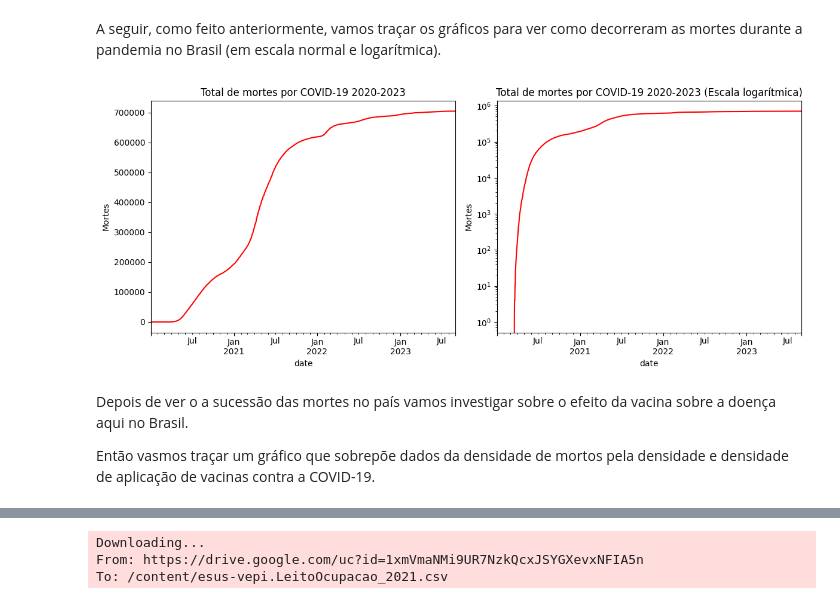
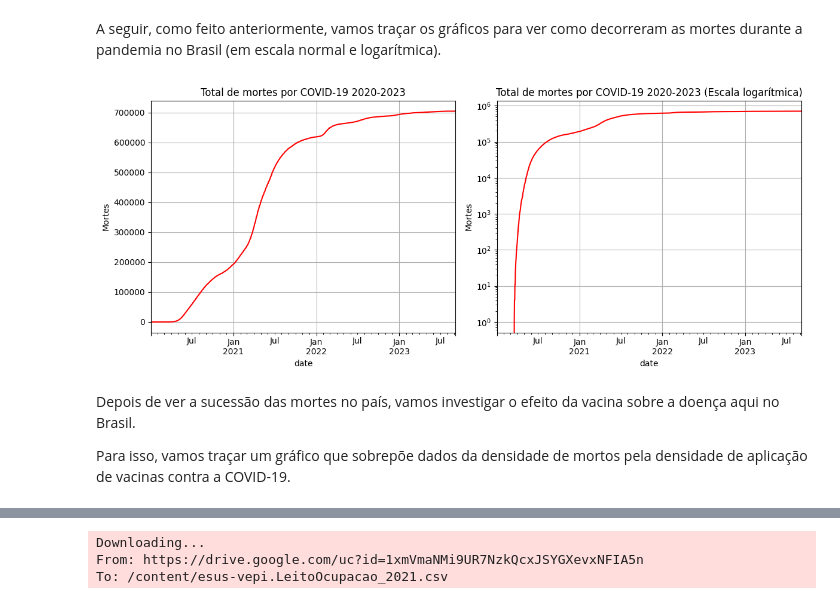
Before and after one commit to Decollabs/analise_covid_brasil, a Jupyter notebook: Andre_Brandao_Panorama_do_COVID_19_no_Brasil.ipynb, the cells around one changed output, grey strips where cells are left out. Drawn from its saved outputs; the diff is of its cells as text; code cells hidden in the pictures.

```diff
--- a/Andre_Brandao_Panorama_do_COVID_19_no_Brasil.ipynb
+++ b/Andre_Brandao_Panorama_do_COVID_19_no_Brasil.ipynb
@@ -256,0 +284,30 @@ fig.tight_layout()
+# %%
+ #Plotar um gráfico de barras para os 5 países com mais mortes
+fig, ax = plt.subplots(figsize=(8, 5))
+ax2 = ax.twinx()
+df_top5 = df.loc[df.date == '2023-08-09'].sort_values(by="total_deaths", ascending=False)[9:14]
+df_top5.plot(x = 'location', y='total_deaths',kind = 'bar', ax=ax,color='blue')
+ax.set_ylabel('Total de mortos')
+ax.set_title('Top 5 países com mais mortes por COVID-19')
+ax.set_xlabel('')
+
+
+# Seu código para criar o gráfico de linha
+df_top5.plot(x='location', y='population',kind='bar',ax=ax2,color='green')
+
+ax3=ax.twinx()
+# Remover os rótulos dos eixos
+ax3.set_xticks([])  # Remove os rótulos do eixo x
+ax3.set_yticks([])  # Remove os rótulos do eixo y
+
+# Remover os rótulos dos eixos
+ax3.set_xlabel('')
+ax3.set_ylabel('')
+
+ax3.set_ylim(0, altura_figura)
+ax3.bar(2, 2.31, width=0.5, color ='blue')
+
+# Definir rótulo e legenda para o segundo eixo y
+ax2.set_ylabel('População')
+ax2.legend(loc='right')
+fig.tight_layout()
@@ -315,28 +374,25 @@ A seguir, como feito anteriormente, vamos traçar os gráficos para ver como dec
 # %%
 fig, ((ax1, ax2)) = plt.subplots(nrows=1, ncols=2, figsize=(12, 5))
 
 ax1.set_title('Total de mortes por COVID-19 2020-2023')
 ax1.set_xlabel('Data')
 ax1.set_ylabel('Mortes')
-ax1.grid(True, linestyle='-', linewidth=0.5)
-df_br.total_deaths.plot(kind='line', ax=ax1, color = 'r')
+df_br.total_deaths.plot(kind='line', ax=ax1, color = 'r', grid = True)
 
 ax2.set_title('Total de mortes por COVID-19 2020-2023 (Escala logarítmica)')
 ax2.set_xlabel('Data')
 ax2.set_ylabel('Mortes')
-ax2.grid(True, linestyle='-', linewidth=0.5)
 ax2.set_yscale('log')
-df_br.total_deaths.plot(kind='line', ax=ax2, color = 'r')
+df_br.total_deaths.plot(kind='line', ax=ax2, color = 'r',grid=True)
 
 fig.tight_layout()
 plt.show()
-#Cade o grid?
 # %% [output]
-[figure, old version]
+[figure, new version]
 # %% [markdown]
-Depois de ver o a sucessão das mortes no país vamos investigar sobre o efeito da vacina sobre a doença aqui no Brasil.
+Depois de ver a sucessão das mortes no país, vamos investigar o efeito da vacina sobre a doença aqui no Brasil.
 
-Então vasmos traçar um gráfico que sobrepõe dados da densidade de mortos pela densidade e densidade de aplicação de vacinas contra a COVID-19.
+Para isso, vamos traçar um gráfico que sobrepõe dados da densidade de mortos pela densidade de aplicação de vacinas contra a COVID-19.
 # %%
 #Visualização do efeito da vacinação no Brasil
 df_br['new_deaths_per_million_x10'] = df_br['new_deaths_per_million']*10
```
Also changed, not shown: parts of 45 cells of this notebook.
